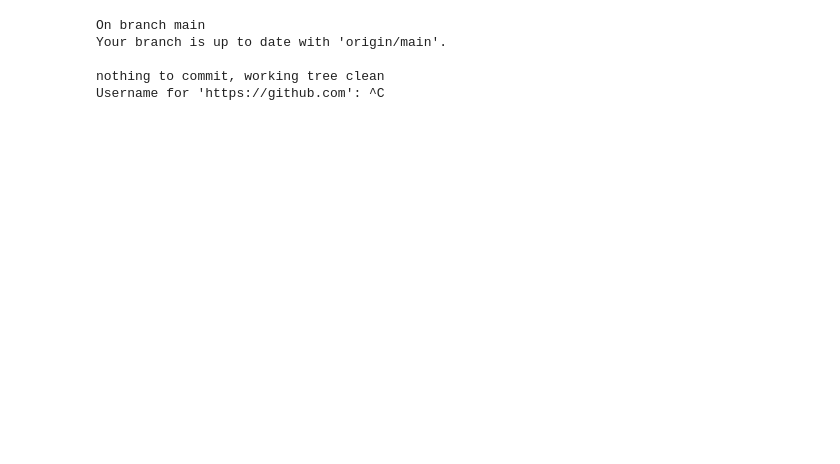
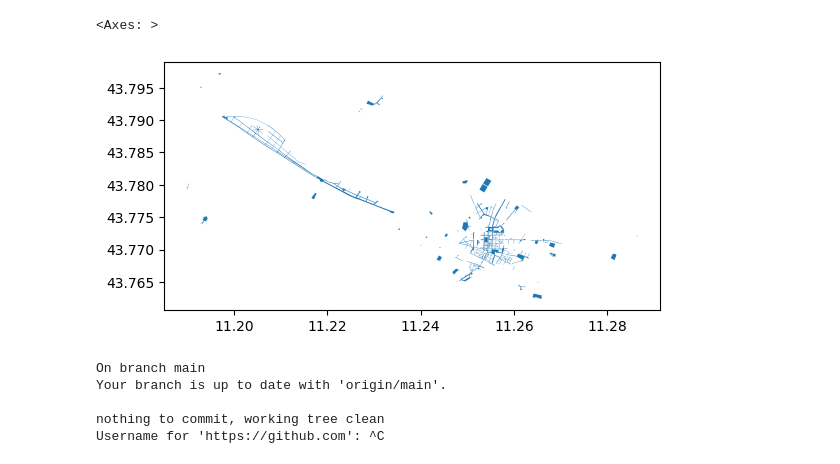
Before and after one commit to clelia-p/geospatial_analysis, a Jupyter notebook: project.ipynb, the cells around one changed output. Drawn from its saved outputs; the diff is of its cells as text; code cells hidden in the pictures; blank space fills up the shorter version.

```diff
--- a/project.ipynb
+++ b/project.ipynb
@@ -53,3 +112,12 @@ sudo: a password is required
+# %%
+#areepedonali
+aree_ped= gpd.overlay( areepedonali, quartieri, how='intersection')
+
+#plot
+aree_ped.plot()
+# %% [output]
+<Axes: >
+[figure, added]
 # %%
 #commit the changes
 !git add .
```
Also changed, not shown: parts of 10 cells of this notebook, 48 other files.
